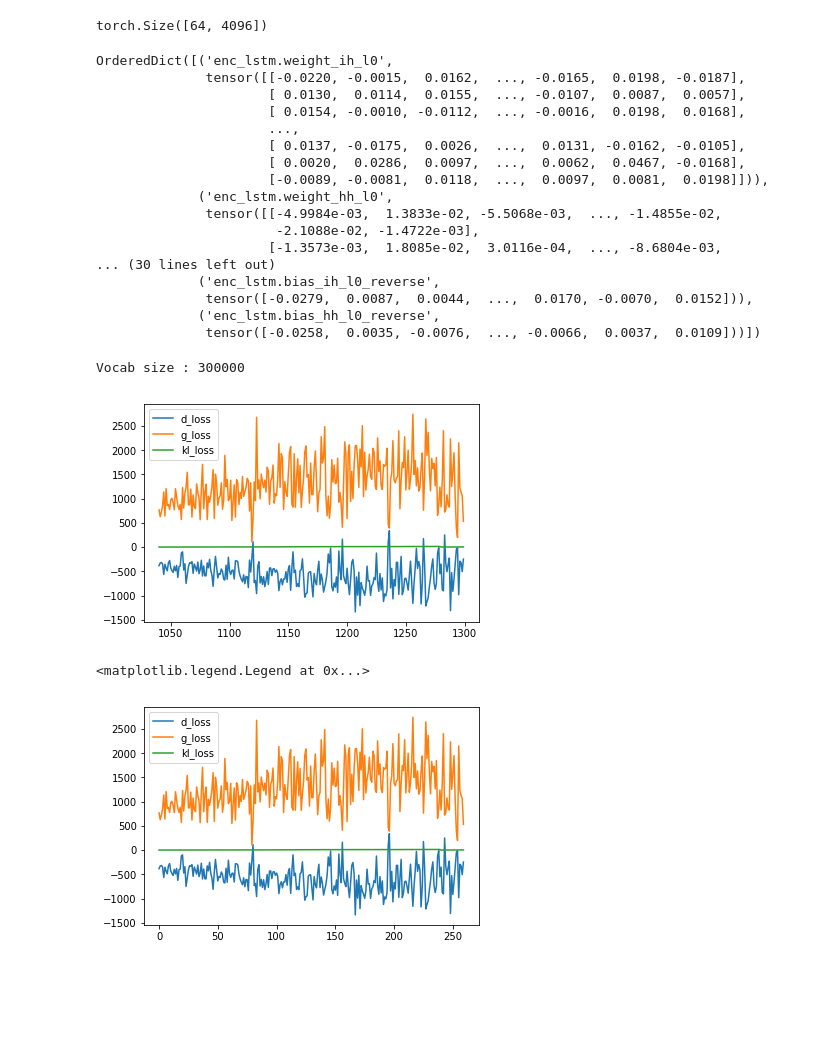
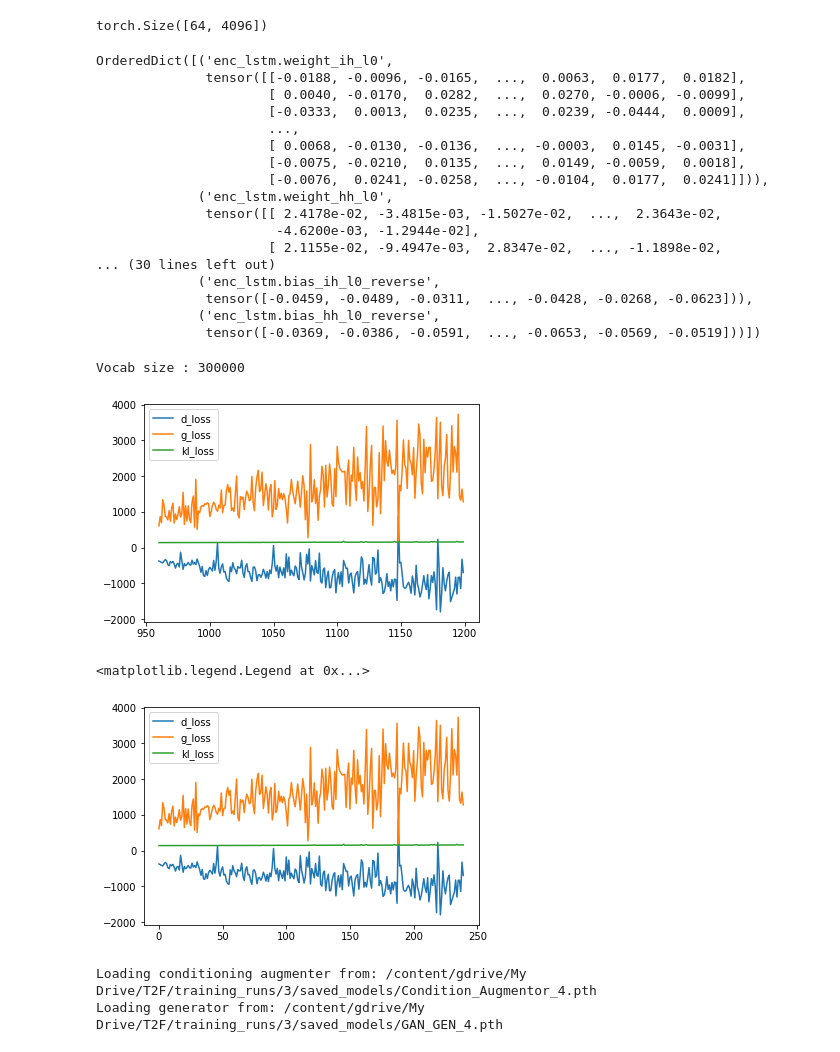
Before and after one commit to VishnuPrasad1998/CFT, a Jupyter notebook: CFT_Final.ipynb, the cells around one changed output. Drawn from its saved outputs; the diff is of its cells as text; code cells hidden in the pictures; blank space fills up the shorter version.

```diff
--- a/CFT_Final.ipynb
+++ b/CFT_Final.ipynb
@@ -231,25 +236,25 @@ fixed_embeddings.shape
 torch.Size([64, 4096])
 # %%
 import torch
-torch.load('/content/T2F/implementation/networks/InferSent/models/infersent2.pkl')
+torch.load('/content/CFT/implementation/networks/InferSent/models/infersent2.pkl')
 # %% [output]
 OrderedDict([('enc_lstm.weight_ih_l0',
-              tensor([[-0.0220, -0.0015,  0.0162,  ..., -0.0165,  0.0198, -0.0187],
-                      [ 0.0130,  0.0114,  0.0155,  ..., -0.0107,  0.0087,  0.0057],
-                      [ 0.0154, -0.0010, -0.0112,  ..., -0.0016,  0.0198,  0.0168],
+              tensor([[-0.0188, -0.0096, -0.0165,  ...,  0.0063,  0.0177,  0.0182],
+                      [ 0.0040, -0.0170,  0.0282,  ...,  0.0270, -0.0006, -0.0099],
+                      [-0.0333,  0.0013,  0.0235,  ...,  0.0239, -0.0444,  0.0009],
                       ...,
-                      [ 0.0137, -0.0175,  0.0026,  ...,  0.0131, -0.0162, -0.0105],
-                      [ 0.0020,  0.0286,  0.0097,  ...,  0.0062,  0.0467, -0.0168],
-                      [-0.0089, -0.0081,  0.0118,  ...,  0.0097,  0.0081,  0.0198]])),
+                      [ 0.0068, -0.0130, -0.0136,  ..., -0.0003,  0.0145, -0.0031],
+                      [-0.0075, -0.0210,  0.0135,  ...,  0.0149, -0.0059,  0.0018],
+                      [-0.0076,  0.0241, -0.0258,  ..., -0.0104,  0.0177,  0.0241]])),
              ('enc_lstm.weight_hh_l0',
-              tensor([[-4.9984e-03,  1.3833e-02, -5.5068e-03,  ..., -1.4855e-02,
-                       -2.1088e-02, -1.4722e-03],
-                      [-1.3573e-03,  1.8085e-02,  3.0116e-04,  ..., -8.6804e-03,
+              tensor([[ 2.4178e-02, -3.4815e-03, -1.5027e-02,  ...,  2.3643e-02,
+                       -4.6200e-03, -1.2944e-02],
+                      [ 2.1155e-02, -9.4947e-03,  2.8347e-02,  ..., -1.1898e-02,
 ... (30 lines left out)
              ('enc_lstm.bias_ih_l0_reverse',
-              tensor([-0.0279,  0.0087,  0.0044,  ...,  0.0170, -0.0070,  0.0152])),
+              tensor([-0.0459, -0.0489, -0.0311,  ..., -0.0428, -0.0268, -0.0623])),
              ('enc_lstm.bias_hh_l0_reverse',
-              tensor([-0.0258,  0.0035, -0.0076,  ..., -0.0066,  0.0037,  0.0109]))])
+              tensor([-0.0369, -0.0386, -0.0591,  ..., -0.0653, -0.0569, -0.0519]))])
 # %%
 from networks.TextEncoder import PretrainedEncoder
 # create a new session object for the pretrained encoder:
@@ -267,15 +272,15 @@ import pandas as pd
 import matplotlib.pyplot as plt
 # %%
 for i in range(4, 5):
-  log = pd.read_csv('/content/gdrive/My Drive/T2F/training_runs/2/losses/loss_{}.log'.format(i), delimiter='\t', header=None, names=['d_loss', 'g_loss', 'kl_loss'])
+  log = pd.read_csv('/content/gdrive/My Drive/T2F/training_runs/3/losses/loss_{}.log'.format(i), delimiter='\t', header=None, names=['d_loss', 'g_loss', 'kl_loss'])
   n = len(log.d_loss)
   xs = list(range(n*i, n*(i + 1)))
   plt.plot(xs, log.d_loss)
   plt.plot(xs, log.g_loss)
   plt.plot(xs, log.kl_loss)
   plt.legend(log.columns)
 # %% [output]
-[figure, old version]
+[figure, new version]
 # %%
 import matplotlib.pyplot as plt
 %matplotlib inline
@@ -286,7 +291,7 @@ plt.plot(log.kl_loss)
 plt.legend(log.columns)
 # %% [output]
 <matplotlib.legend.Legend at 0x...>
-[figure, old version]
+[figure, new version]
 # %%
 from networks.ConditionAugmentation import ConditionAugmentor
 from pro_gan_pytorch.PRO_GAN import ConditionalProGAN
@@ -326,7 +331,7 @@ condition_augmenter = ConditionAugmentor(
     device=device
 )
 
-ca_file = '/content/gdrive/My Drive/T2F/training_runs/2/saved_models1/Condition_Augmentor_4.pth'
+ca_file = '/content/gdrive/My Drive/T2F/training_runs/3/saved_models/Condition_Augmentor_4.pth'
 
 print("Loading conditioning augmenter from:", ca_file)
 condition_augmenter.load_state_dict(th.load(ca_file))
@@ -349,8 +354,11 @@ c_pro_gan = ConditionalProGAN(
     device=device
 )
 
-generator_file = '/content/gdrive/My Drive/T2F/training_runs/2/saved_models1/GAN_GEN_4.pth'
+generator_file = '/content/gdrive/My Drive/T2F/training_runs/3/saved_models/GAN_GEN_4.pth'
 print("Loading generator from:", generator_file)
 c_pro_gan.gen.load_state_dict(th.load(generator_file))
+# %% [output]
+Loading conditioning augmenter from: /content/gdrive/My Drive/T2F/training_runs/3/saved_models/Condition_Augmentor_4.pth
+Loading generator from: /content/gdrive/My Drive/T2F/training_runs/3/saved_models/GAN_GEN_4.pth
 # %%
 condition_augmenter.train(False)
```
Also changed, not shown: parts of 18 cells of this notebook, 5 other files.
